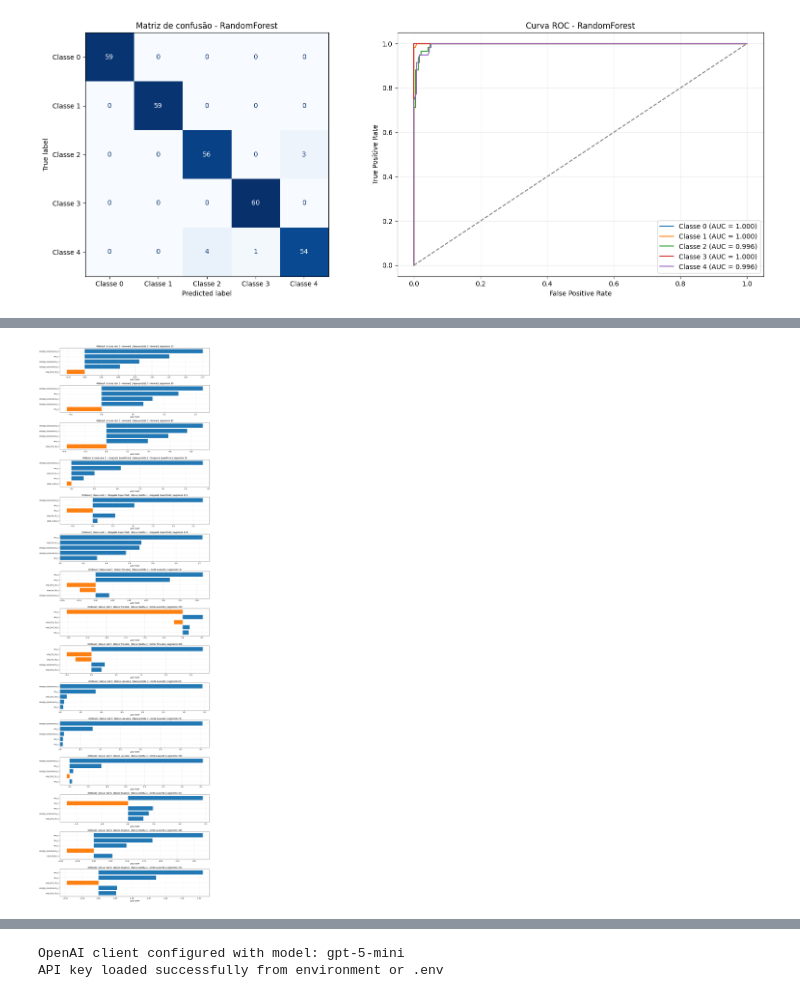
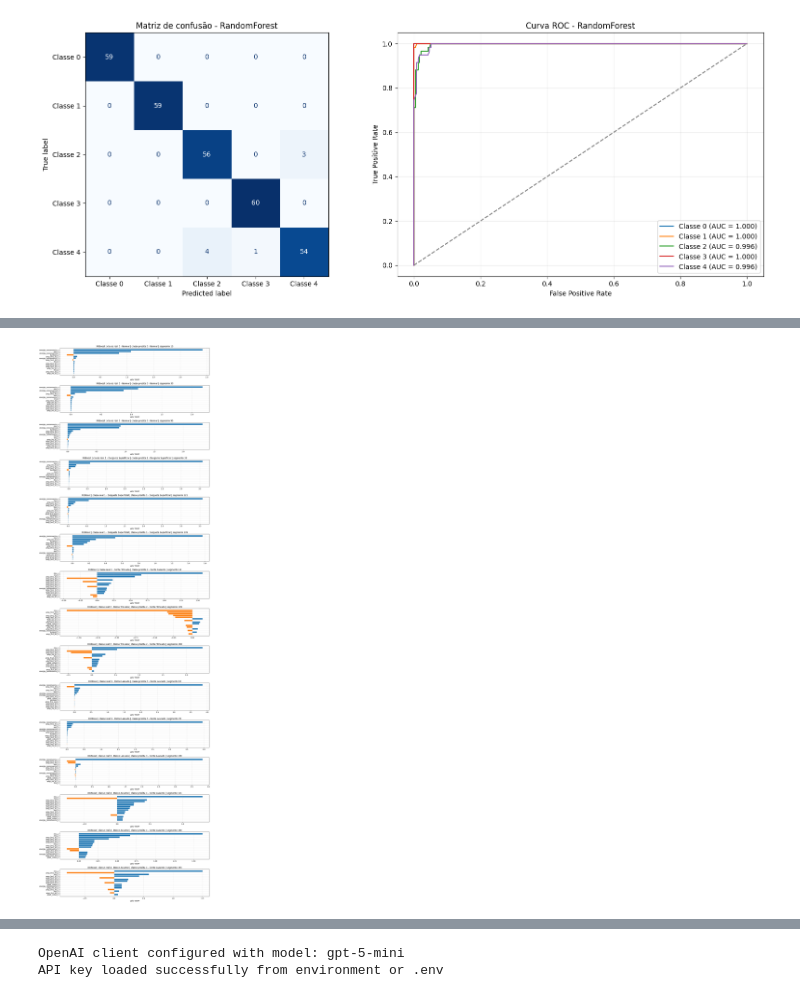
Before and after one commit to MateusZanco/predictive_maintenance_fft_ml_xai_llm, a Jupyter notebook: predictive_maintenance_fft_ml_xai_llm.ipynb, the cells around one changed output, grey strips where cells are left out. Drawn from its saved outputs; the diff is of its cells as text; code cells hidden in the pictures.

```diff
--- a/predictive_maintenance_fft_ml_xai_llm.ipynb
+++ b/predictive_maintenance_fft_ml_xai_llm.ipynb
@@ -1045,7 +1072,7 @@ def tabela_shap_local(modelo, X_ref, info_ref, nome_modelo, top_k=5):
 
     return pd.DataFrame(linhas)
 # %%
-tabela_shap_rf = tabela_shap_local(random_forest, X_explicacao, amostras_explicacao_info, "RandomForest", top_k=10)
+tabela_shap_rf = tabela_shap_local(random_forest, X_explicacao, amostras_explicacao_info, "RandomForest", top_k=15)
 print("Top features SHAP - RandomForest")
 print(tabela_shap_rf.to_string(index=False))
 
@@ -1093,5 +1120,5 @@ Grafico salvo em: images\shap_local_randomforest.png
 # %%
-tabela_shap_xgb = tabela_shap_local(xgboost_model, X_explicacao, amostras_explicacao_info, "XGBoost", top_k=5)
+tabela_shap_xgb = tabela_shap_local(xgboost_model, X_explicacao, amostras_explicacao_info, "XGBoost", top_k=15)
 print("Top features SHAP - XGBoost")
 print(tabela_shap_xgb.to_string(index=False))
 
@@ -1137,5 +1164,5 @@ XGBoost                  14            4        Dente Ausente               4
 Grafico salvo em: images\shap_local_xgboost.png
-[figure, old version]
+[figure, new version]
 # %%
 import re
 
```
Also changed, not shown: parts of 10 cells of this notebook.
